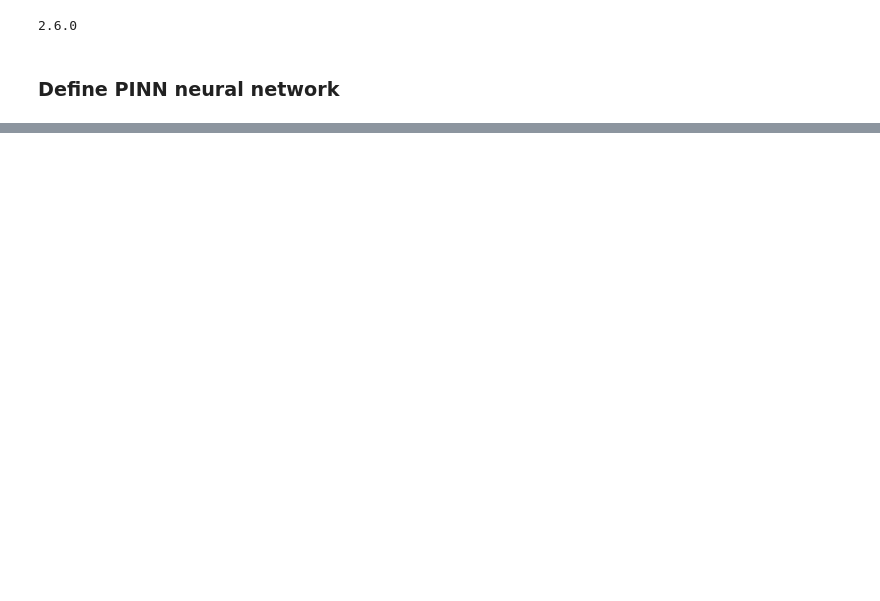
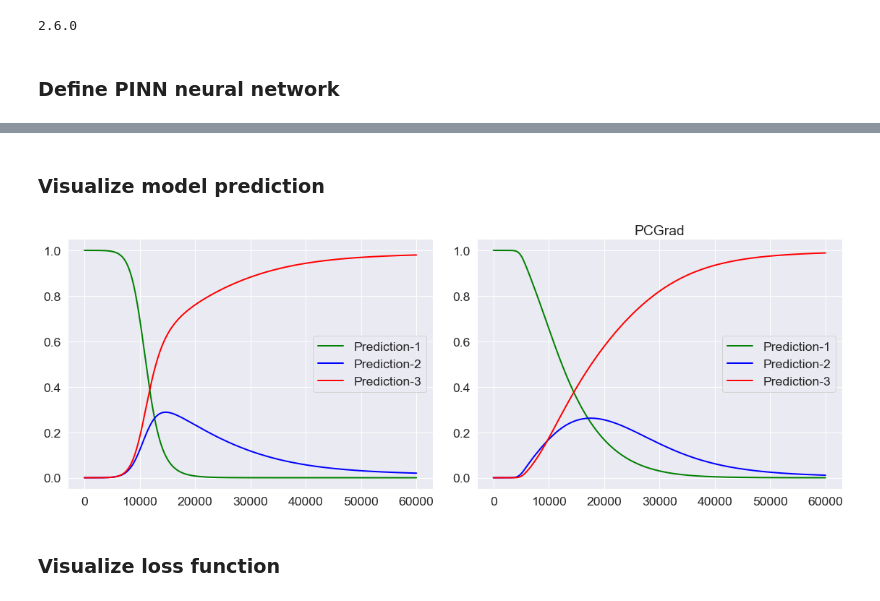
Before and after one commit to zxgcqupt/PINNs4SRA, a Jupyter notebook: physics_informed_neural_network_for_system_reliability_analysis.ipynb, the cells around one changed output, grey strips where cells are left out. Saved outputs shown, nothing was run; the diff lists cells and outputs as text; code cells hidden in the pictures; blank space fills up the shorter version.

Commit message:
Refine the program of PINNs for SRA
1. Compare the gradient calculation in tensorflow 1 and tensorflow 2
2. Modify the program of PINNs for SRA. Now, the computational result is correct.

```diff
--- a/physics_informed_neural_network_for_system_reliability_analysis.ipynb
+++ b/physics_informed_neural_network_for_system_reliability_analysis.ipynb
@@ -218,5 +238,5 @@ PINN_solver.model.set_weights(initial_weights)
 #PINN_solver.model.get_weights()
 # %%
 optim = tf.keras.optimizers.Adam()
-PINN_solver.train(N=20, optimizer=optim, method = 'PCG_gradient')
+PINN_solver_pcgrad.train(N=N, optimizer=optim, method = 'PCG_gradient')
 # %% [output]
@@ -226,2 +260,33 @@ Iteration 00010: loss = 0.19135009,2.5280582e-09,2.5054064e-10,3.2718956e-09
+# %% [markdown]
+### Visualize model prediction
+# %%
+mu, sigma = PINN_solver.mu_x, PINN_solver.sigma_x
 # %%
 sns.set(font_scale=1.6)
+# %%
+######################################################################################
+# Test data for validating the model predictions
+n_star = 5000+1
+x_star = np.linspace(lb, ub, n_star) #N_star = x_star.shape[0]
+x_star_normalized = (x_star-mu)/sigma
+# %%
+y_pred = PINN_solver.model(x_star_normalized)
+y_pred_pcgrad = PINN_solver_pcgrad.model(x_star_normalized)
+# %%
+f, ax = plt.subplots(1, 2, figsize=(16, 6))
+
+sns.lineplot(x = x_star.flatten(), y = y_pred[:, 0], label = 'Prediction-1', color = 'green', linewidth = 2, ax=ax[0])
+sns.lineplot(x = x_star.flatten(), y = y_pred[:, 1], label = 'Prediction-2', color = 'blue', linewidth = 2, ax=ax[0])
+sns.lineplot(x = x_star.flatten(), y = y_pred[:, 2], label = 'Prediction-3', color = 'red', linewidth = 2, ax=ax[0])
+
+sns.lineplot(x = x_star.flatten(), y = y_pred_pcgrad[:, 0], label = 'Prediction-1', color = 'green', linewidth = 2, ax=ax[1])
+sns.lineplot(x = x_star.flatten(), y = y_pred_pcgrad[:, 1], label = 'Prediction-2', color = 'blue', linewidth = 2, ax=ax[1])
+sns.lineplot(x = x_star.flatten(), y = y_pred_pcgrad[:, 2], label = 'Prediction-3', color = 'red', linewidth = 2, ax=ax[1])
+
+ax[1].set_title("PCGrad")
+
+plt.tight_layout()
+# %% [output]
+[figure, added]
+# %% [markdown]
+### Visualize loss function
```
Also changed, not shown: parts of 16 cells of this notebook, 7 other files.
